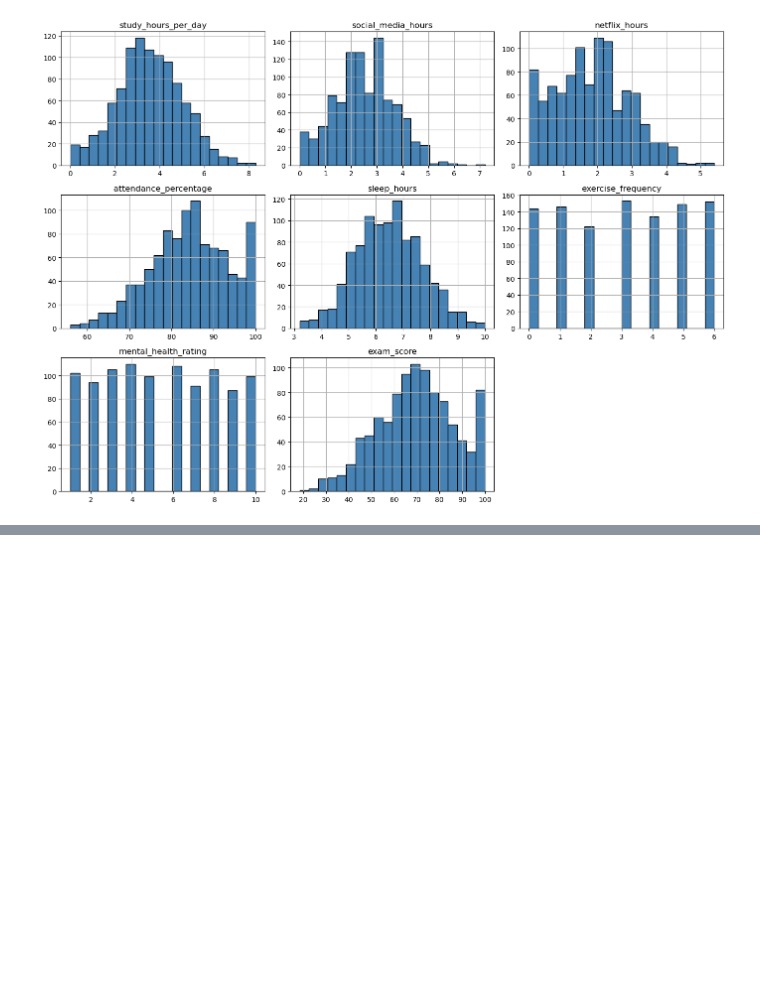
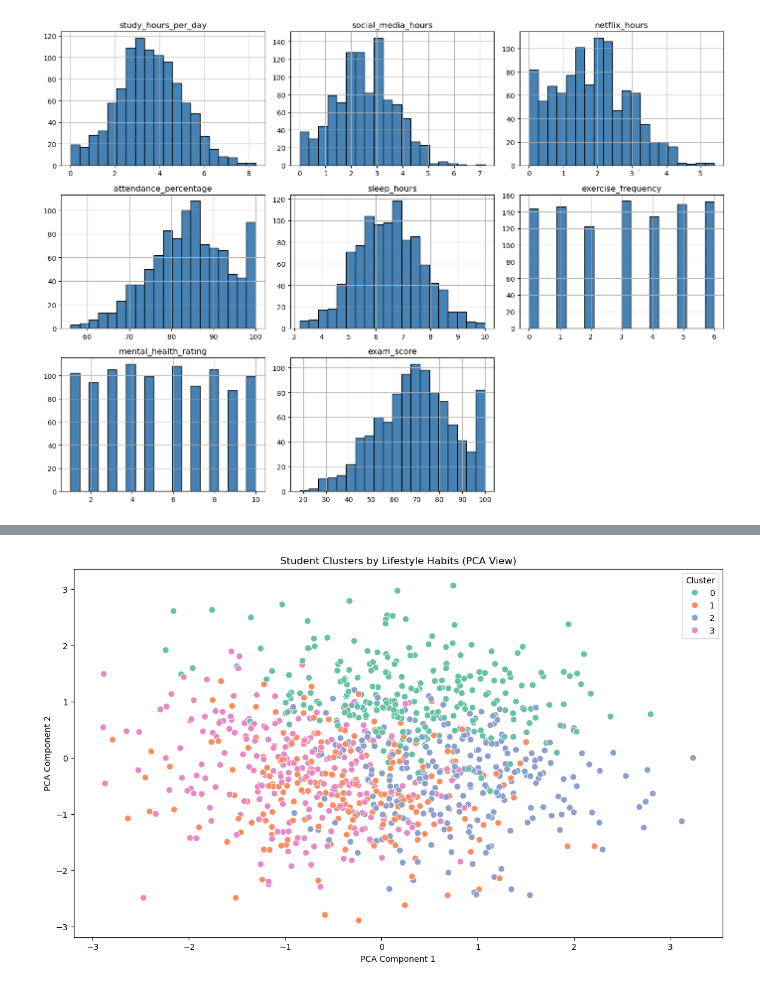
Before and after one commit to 53p3h2/datavis_studentshabits, a Jupyter notebook: main.ipynb, the cells around one changed output, grey strips where cells are left out. Cells and saved outputs as stored; diff of their text form; code cells hidden in the pictures; blank space fills up the shorter version.

```diff
--- a/main.ipynb
+++ b/main.ipynb
@@ -93,0 +152,40 @@ plt.show()
+# %%
+from sklearn.preprocessing import StandardScaler
+from sklearn.decomposition import PCA
+from sklearn.cluster import KMeans
+import seaborn as sns
+import warnings
+warnings.filterwarnings("ignore")
+
+features_for_clustering = [
+    'study_hours_per_day', 'social_media_hours', 'netflix_hours',
+    'attendance_percentage', 'sleep_hours', 'exercise_frequency',
+    'mental_health_rating'
+]
+
+df_cluster = df_cleaned[features_for_clustering].dropna()
+
+scaler = StandardScaler()
+X_scaled = scaler.fit_transform(df_cluster)
+
+kmeans = KMeans(n_clusters=4, random_state=42, n_init=10)
+clusters = kmeans.fit_predict(X_scaled)
+
+df_clustered = df_cleaned.loc[df_cluster.index].copy()
+df_clustered["cluster"] = clusters
+
+#because we wanna show in 2d we have to use pca and i dont know how it works
+pca = PCA(n_components=2)
+X_pca = pca.fit_transform(X_scaled)
+df_clustered["PCA1"] = X_pca[:, 0]
+df_clustered["PCA2"] = X_pca[:, 1]
+
+plt.figure(figsize=(14, 8))
+sns.scatterplot(data=df_clustered, x="PCA1", y="PCA2", hue="cluster", palette="Set2", s=60)
+plt.title("Student Clusters by Lifestyle Habits (PCA View)")
+plt.xlabel("PCA Component 1")
+plt.ylabel("PCA Component 2")
+plt.legend(title="Cluster")
+plt.show()
+# %% [output]
+[figure, added]
```
Also changed, not shown: parts of 7 cells of this notebook.
